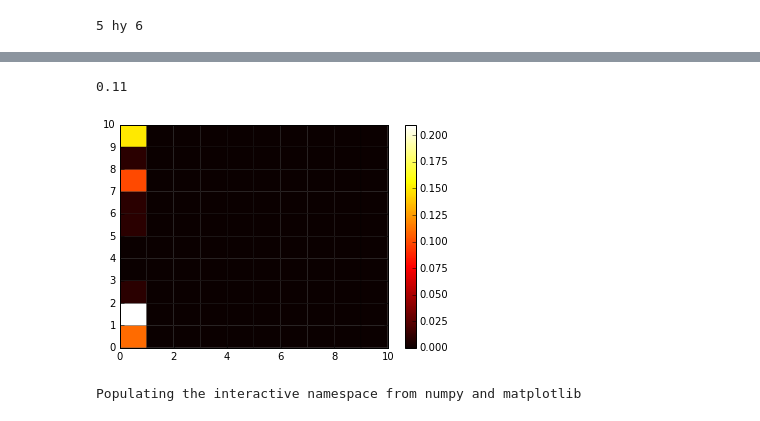
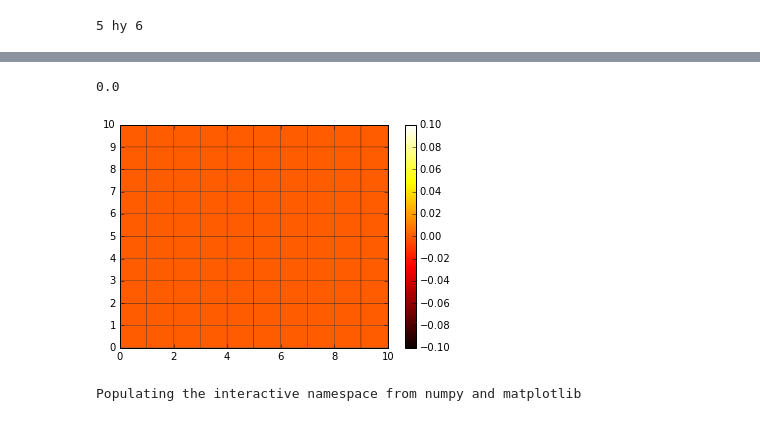
Before and after one commit to rishshrestha/demand_simulation, a Jupyter notebook: Demand Simulation-Probabilistic.ipynb, the cells around one changed output, grey strips where cells are left out. Saved outputs shown, nothing was run; the diff lists cells and outputs as text; code cells hidden in the pictures.

```diff
--- a/Demand Simulation-Probabilistic.ipynb
+++ b/Demand Simulation-Probabilistic.ipynb
@@ -1157,4 +1265,4 @@ NameError: global name 'dict_of_df_village_total_load' is not defined
 # %%
-df_village_shop_load, df_village_no_of_light,df_village_no_of_fan, df_village_no_of_mobile, dfShop_load = village_load_simulation().village_shop_load()
-df_village_HH_load, df_village_no_of_light, df_village_no_of_mobile, dfHouse_load= village_load_simulation().village_HH_load()
-df_village_mill_load,df_village_no_of_mill_engine_running,dfMill_load = village_load_simulation().village_mill_load()
+# df_village_shop_load, df_village_no_of_light,df_village_no_of_fan, df_village_no_of_mobile,df_village_no_of_laptop,df_village_no_of_fridge, dfShop_load= village_load_simulation().village_shop_load()
+df_village_HH_load, df_village_no_of_light, df_village_no_of_mobile, df_village_no_of_fan,df_village_no_of_laptop,df_village_no_of_fridge, dfHouse_load = village_load_simulation().village_HH_load()
+# df_village_mill_load,df_village_no_of_mill_engine_running,dfMill_load = village_load_simulation().village_mill_load()
@@ -1170,0 +1303,34 @@ df_village_mill_load,df_village_no_of_mill_engine_running,dfMill_load = village_
+# %%
+# In [101]
+high = [22,19,19,21,27,30,29,23,24,23,29,28,25,22]  # temp
+low =  [11,8,10,13,20,25,25,26,24,23,22,17,14,11] # temp
+rain = np.array([6,6, 10, 13, 10,3,14,20,22,20,12,3,7,6]) # no. of days of rain in a month
+average = np.array(map(lambda x: x/2, map(add, high, low)))
+rain_influence_factor = 0.4
+t = map(lambda x: (x-float(average.min()))/(average.max()-average.min()),average)
+# r = map(lambda x: -(x-float(rain.min()))/(rain.max()-rain.min()),rain)
+r = map(lambda x: -(np.random.binomial(30,(x/30.0),1)/30.0)*rain_influence_factor,rain)
+p_rain = map(lambda x: -x,r)
+temp_only_adj_factor = t
+season_fan_factor = map(lambda x: abs(x[0]),map(add,t,r))
+season_fan_factor_midday_of_month = [0,
+                                    0+14, #         January	31
+                                    31+14,#        February	28*
+                                    58+14,#         March	31
+                                    90+14,#         April	30
+                                    119+14,#         May	31
+                                    150+14,#         June	30
+                                    180+14,#         July	31
+                                    211+14,#         August	31
+                                    242+14,#         September	30
+                                    272+14,#         October	31
+                                    303+14,#         November	30
+                                    334+14,#         December	31
+                                    364]
+daily_season_fan_factor = scipy.interp(range(0,365),season_fan_factor_midday_of_month,season_fan_factor)
+daily_temp_only_adj_factor = scipy.interp(range(0,365),season_fan_factor_midday_of_month,temp_only_adj_factor)
+# plt.plot(daily_season_fan_factor,marker='o',color='black')
+# plt.plot(daily_temp_only_adj_factor)
+plt.plot(t,marker='o')
+plt.plot(p_rain,marker='o')
+plt.plot(season_fan_factor,marker='o',color='black')
@@ -1171,22 +1379,22 @@ df_village_mill_load,df_village_no_of_mill_engine_running,dfMill_load = village_
 # %%
 from IPython.html.widgets import *
 %matplotlib inline
 village = pd.DataFrame(np.zeros((10,10)))
 
 def pltday(d,t):
-    for hh in range(0,10):
-        v = h[hh][t][d]
+    for hh in range(0,50):
+        v = dfHouse_load[hh][t][d]
         village[0][hh] = v*10
     print village[0][0]
     plt.pcolor(village,edgecolor='k',cmap='hot')
     plt.colorbar()
 #     plt.title(d,t)
 
 
 interact(pltday, d=(0,364,1),t=(0,23,1))
 # %% [output]
-0.11
+0.0
-[figure, old version]
+[figure, new version]
 # %%
 %pylab inline
 from tempfile import NamedTemporaryFile
```
Also changed, not shown: parts of 27 cells of this notebook.
